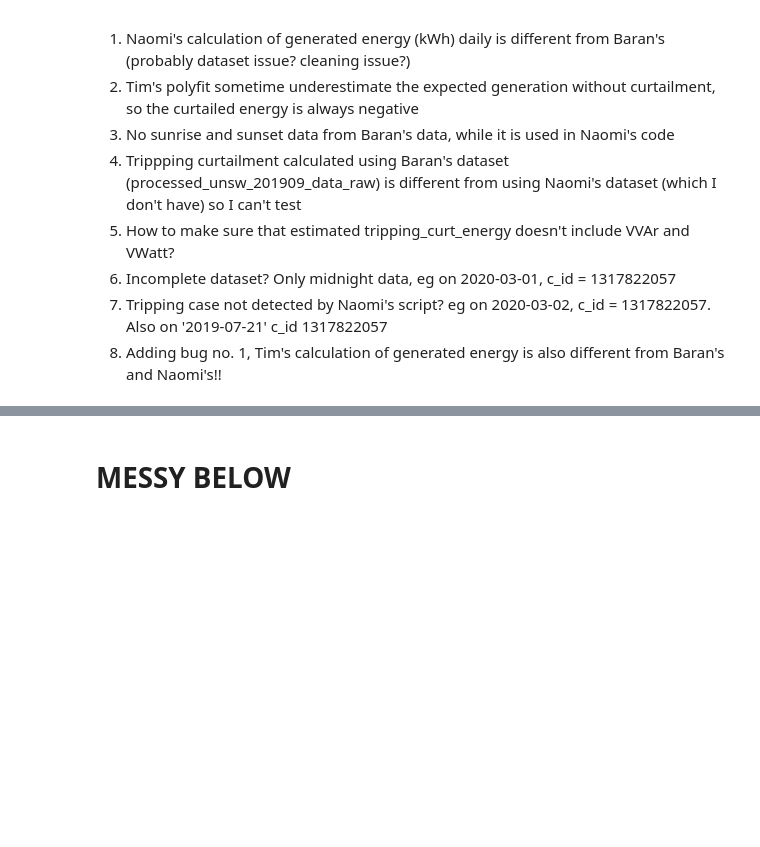
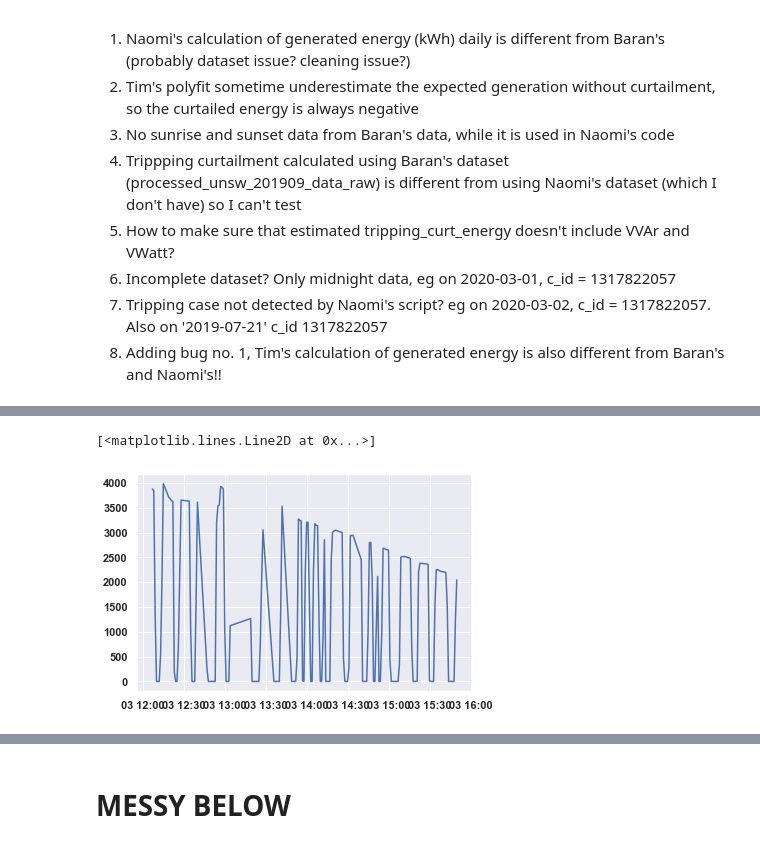
Before and after one commit to mssamhan31/Solar-Curtailment, a Jupyter notebook: src/SolA Curtailment Daily Analysis.ipynb, the cells around one changed output, grey strips where cells are left out. Cells and saved outputs as stored; diff of their text form; code cells hidden in the pictures; blank space fills up the shorter version.

Commit message:
started tripping optimization (wip)

```diff
--- a/src/SolA Curtailment Daily Analysis.ipynb
+++ b/src/SolA Curtailment Daily Analysis.ipynb
@@ -2876,18 +2902 @@ except:
-# %%
-data_date_idx = '202003'
-file_path = r"C:\Users\samha\Documents\CANVAS\data"
-data_path = file_path + r"\processed_unsw_" + data_date_idx + '_data_raw.csv'
-data = pd.read_csv(data_path, index_col = 1)
-
-# Convert timestamp to local Adelaide time
-data.index = pd.to_datetime(data.index) # convert index from object type to datetime
-Adelaide_local_time = pytz.timezone('Australia/Adelaide')
-data.index = data.index.tz_localize(pytz.utc).tz_convert(Adelaide_local_time) # convert utc to local adelaide time
-data.index.rename('Timestamp', inplace = True)
-
-date = '2020-03-01'
-date_dt = dt.datetime.strptime(date, '%Y-%m-%d').date()
-data = data[data.index.date == date_dt] #focus only on the date
-
-data [ data['c_id'] == 1317822057]
 # %% [markdown]
@@ -2894,0 +2935,4 @@ data [ data['c_id'] == 1317822057]
+# %%
+data_site['power_deriv'] = data_site['power'].shift(1) - data_site['power']
+data_site.loc[data_site['power'] < 10, 'is_tripping'] = True
+data_site['is_tripping'].sum()
@@ -2894,0 +2941,15 @@ data [ data['c_id'] == 1317822057]
+# %%
+last_count = 0
+for i in range(100):
+    # include ramping down before zero power as tripping period
+    data_site.loc[(data_site['is_tripping'].shift(1) == True) & (data_site['power_deriv'] < 0), 'is_tripping'] = True
+
+    #include ramping up after zero power as tripping period
+    data_site.loc[(data_site['is_tripping'].shift(-1) == True) & (data_site['power_deriv'] > 0), 'is_tripping'] = True
+
+    tripping_count = data_site['is_tripping'].sum()
+    print(tripping_count)
+    if tripping_count == last_count:
+        break
+    else:
+        last_count = tripping_count
@@ -2894,0 +3030,5 @@ data [ data['c_id'] == 1317822057]
+# %%
+plt.plot(data_site.loc[data_site['is_tripping'] == True, 'power'])
+# %% [output]
+[<matplotlib.lines.Line2D at 0x...>]
+[figure, added]
```
Also changed, not shown: parts of 15 cells of this notebook.
